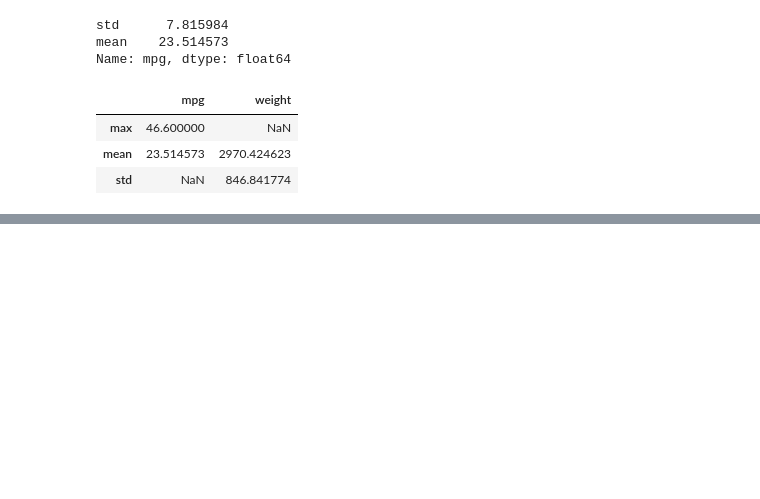
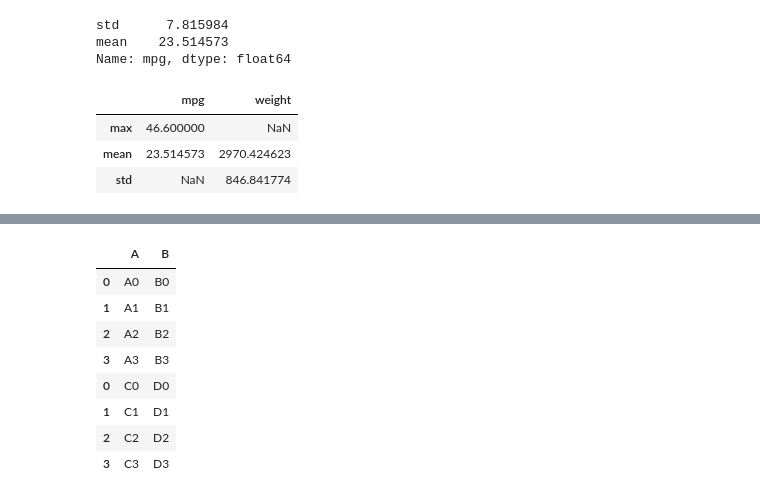
Before and after one commit to RagnarOkayy/DataAnalysisPython, a Jupyter notebook: PandasGroupBy.ipynb, the cells around one changed output, grey strips where cells are left out. Saved outputs shown, nothing was run; the diff lists cells and outputs as text; code cells hidden in the pictures; blank space fills up the shorter version.

```diff
--- a/PandasGroupBy.ipynb
+++ b/PandasGroupBy.ipynb
@@ -403,0 +473,13 @@ df.agg({ # each function will apply for a specific column
+# %%
+holder = pd.concat([one,two], axis=0) # now we will merge them how we want without NaN values
+holder
+# %% [output]
+|  | A | B |
+| 0 | A0 | B0 |
+| 1 | A1 | B1 |
+| 2 | A2 | B2 |
+| 3 | A3 | B3 |
+| 0 | C0 | D0 |
+| 1 | C1 | D1 |
+| 2 | C2 | D2 |
+| 3 | C3 | D3 |
```
Also changed, not shown: parts of 26 cells of this notebook.
